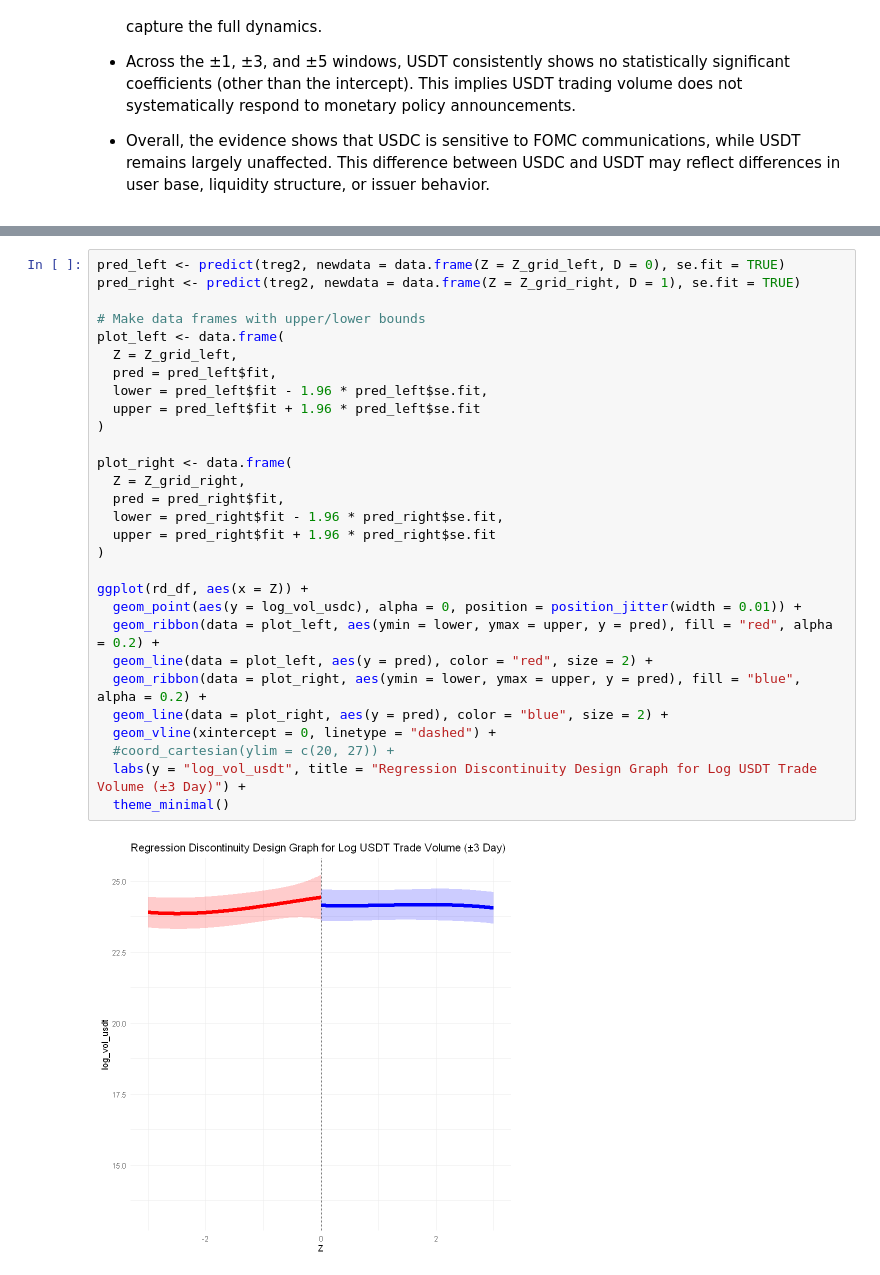
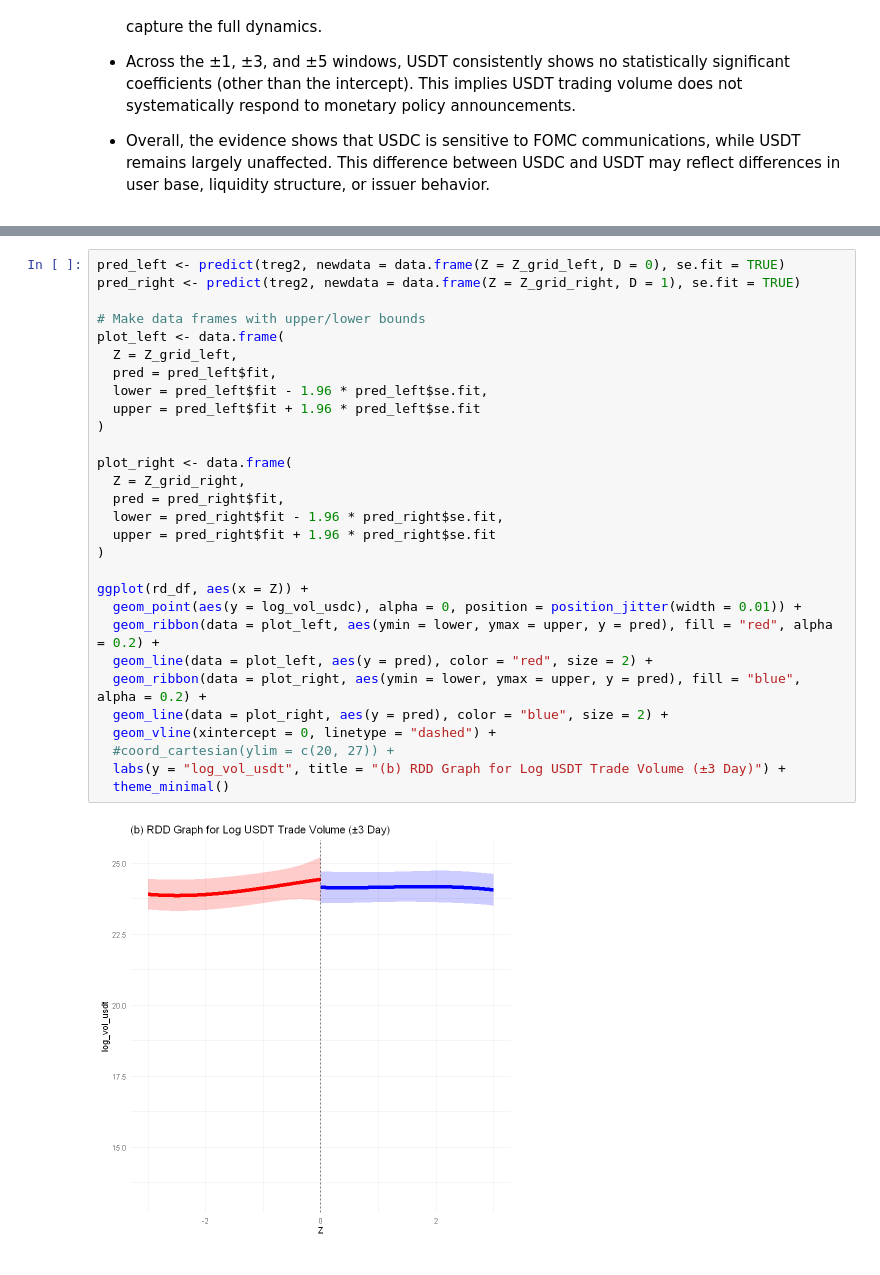
Before and after one commit to Speculatorrr/Stablecoin, a Jupyter notebook: project.ipynb, the cells around one changed output, grey strips where cells are left out. Cells and saved outputs as stored; diff of their text form.

```diff
--- a/project.ipynb
+++ b/project.ipynb
@@ -503,31 +503,31 @@ ggplot(rd_df, aes(x = Z)) +
 # %%
 pred_left <- predict(treg2, newdata = data.frame(Z = Z_grid_left, D = 0), se.fit = TRUE)
 pred_right <- predict(treg2, newdata = data.frame(Z = Z_grid_right, D = 1), se.fit = TRUE)
 
 # Make data frames with upper/lower bounds
 plot_left <- data.frame(
   Z = Z_grid_left,
   pred = pred_left$fit,
   lower = pred_left$fit - 1.96 * pred_left$se.fit,
   upper = pred_left$fit + 1.96 * pred_left$se.fit
 )
 
 plot_right <- data.frame(
   Z = Z_grid_right,
   pred = pred_right$fit,
   lower = pred_right$fit - 1.96 * pred_right$se.fit,
   upper = pred_right$fit + 1.96 * pred_right$se.fit
 )
 
 ggplot(rd_df, aes(x = Z)) +
   geom_point(aes(y = log_vol_usdc), alpha = 0, position = position_jitter(width = 0.01)) +
   geom_ribbon(data = plot_left, aes(ymin = lower, ymax = upper, y = pred), fill = "red", alpha = 0.2) +
   geom_line(data = plot_left, aes(y = pred), color = "red", size = 2) +
   geom_ribbon(data = plot_right, aes(ymin = lower, ymax = upper, y = pred), fill = "blue", alpha = 0.2) +
   geom_line(data = plot_right, aes(y = pred), color = "blue", size = 2) +
   geom_vline(xintercept = 0, linetype = "dashed") +
   #coord_cartesian(ylim = c(20, 27)) +
-  labs(y = "log_vol_usdt", title = "Regression Discontinuity Design Graph for Log USDT Trade Volume (±3 Day)") +
+  labs(y = "log_vol_usdt", title = "(b) RDD Graph for Log USDT Trade Volume (±3 Day)") +
   theme_minimal()
 # %% [output]
-[figure, old version]
+[figure, new version]
```
Also changed, not shown: parts of 3 cells of this notebook.
